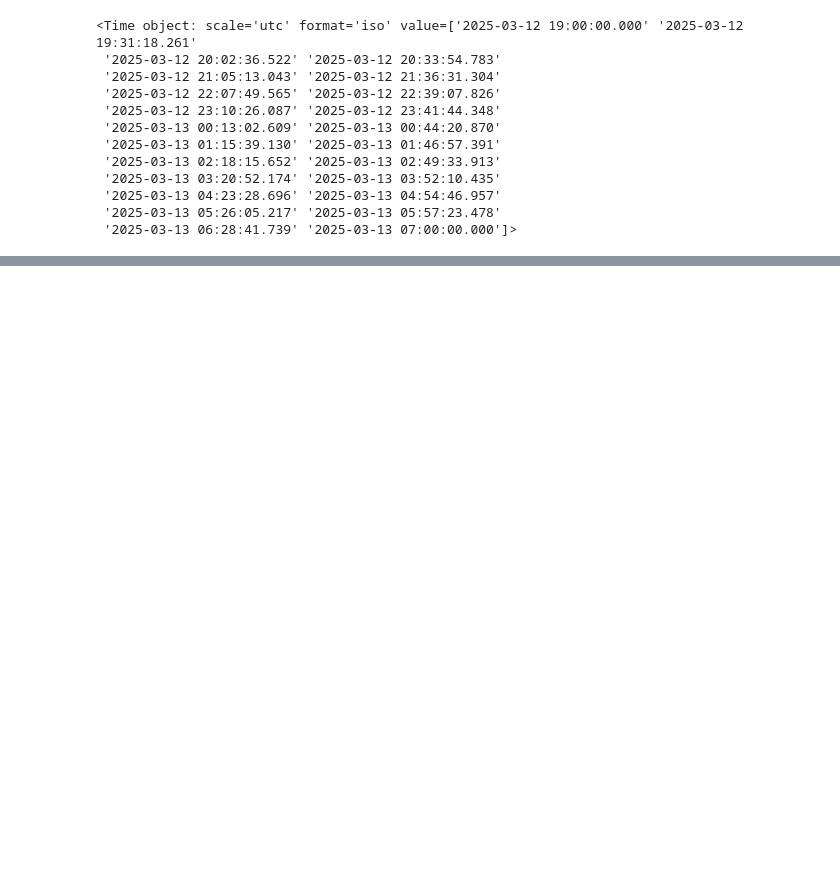
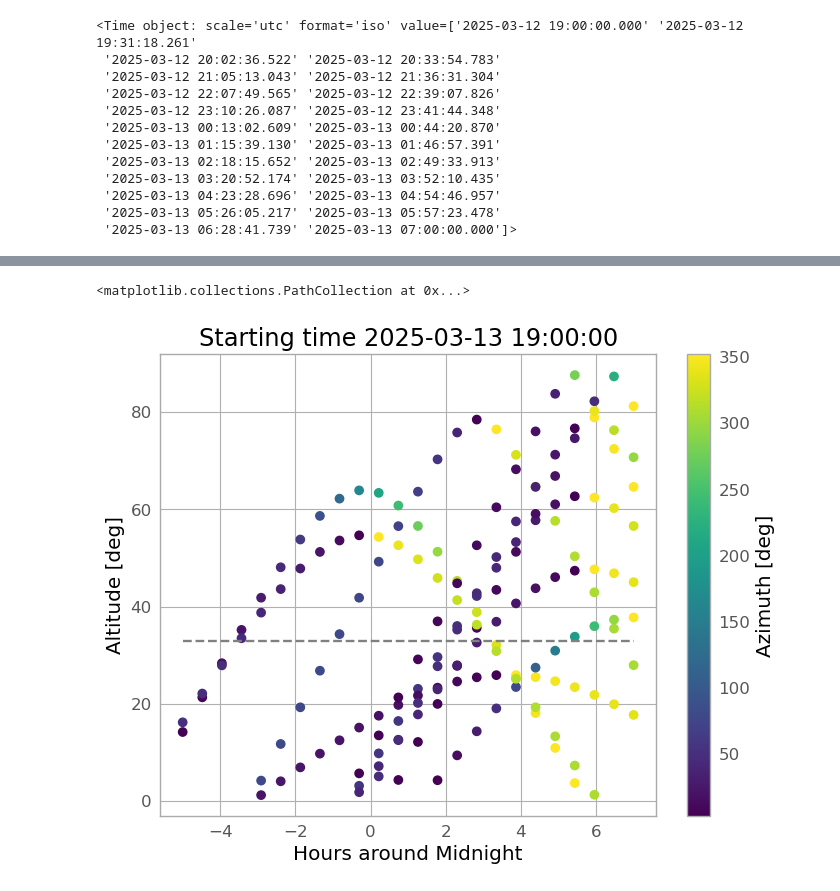
Before and after one commit to ccuellarn/Transient-Operation, a Jupyter notebook: Sketch.ipynb, the cells around one changed output, grey strips where cells are left out. Saved outputs shown, nothing was run; the diff lists cells and outputs as text; code cells hidden in the pictures; blank space fills up the shorter version.

```diff
--- a/Sketch.ipynb
+++ b/Sketch.ipynb
@@ -496,7 +492,7 @@ def EstablishLimits(Data,rango,Time):
     indexorder = [int(each-1) for each in order]
 
     #Order of observations
-    order_alerts = pd.concat(targets,axis=0).reindex(indexorder)
+    order_alerts = pd.concat(targets,axis=0).reindex(indexorder).reset_index(drop=True).drop(['Az','Alt','Time','Observable'],axis=1)
 
     #Take the values of limits
     limits = [limits[i-1] for i in order]
@@ -506,3 +502,4 @@ def EstablishLimits(Data,rango,Time):
 
 time = DeltaTime(date_i,date_f,timescale)
 limits, order, order_alerts,graphic = EstablishLimits(Data,many,time)
+order_alerts
@@ -508,0 +518,13 @@ limits, order, order_alerts,graphic = EstablishLimits(Data,many,time)
+# %%
+# plt.style.use(astropy_mpl_style)
+# quantity_support()
+
+# for each in graphic:
+#     plt.scatter(each['Time'], each['Alt'],c=each['Az'],cmap="viridis",lw=1)
+
+label = [str(graphic[0]['Label'].iloc[0])]*len(graphic[0]['Time'])
+ALT = [graphic[0]['Alt'].iloc[0]]
+
+plt.scatter(graphic[0]['Time'], graphic[0]['Alt'],c=graphic[0]['Az'],cmap="viridis",lw=1)
+for i in range(0,len(graphic[0]['Time'])):
+    plt.annotate( label[i] , (graphic[0]['Time'][i], graphic[0]['Alt'][i]))
@@ -509 +537,35 @@ limits, order, order_alerts,graphic = EstablishLimits(Data,many,time)
+# %%
+plt.style.use(astropy_mpl_style)
+quantity_support()
+
+for each in graphic:
+    plt.scatter(each['Time'], each['Alt'],c=each['Az'],cmap="viridis",lw=1)
+
+#Limits of good observations
+plt.plot(time, np.linspace(limit,limit,len(time)),'--',color='grey')
+#Details
+plt.colorbar().set_label("Azimuth [deg]")
+plt.xlabel("Hours around Midnight")
+plt.ylabel("Altitude [deg]")
+plt.title('Starting time {}'.format(date_i))
+
+#Priority of good observations
+plt.scatter([], [], color='limegreen', label='Good')
+plt.scatter([], [], color='k', label='Bad')
+
+# Loop for annotation of all points
+for i in range(0,len(order)-1):
+    for each in graphic:
+
+        if limits[i]<= each and limits[i]!=0:
+
+            plt.annotate(label[j], (time[j], ALT[j] + 1),color='limegreen')
+        else:
+            plt.annotate(label[j], (time[j], ALT[j] + 1),color='k')
+
+plt.legend()
+plt.show()
+# %% [output]
+<matplotlib.collections.PathCollection at 0x...>
+[figure, added]
 # %%
```
Also changed, not shown: parts of 6 cells of this notebook.
